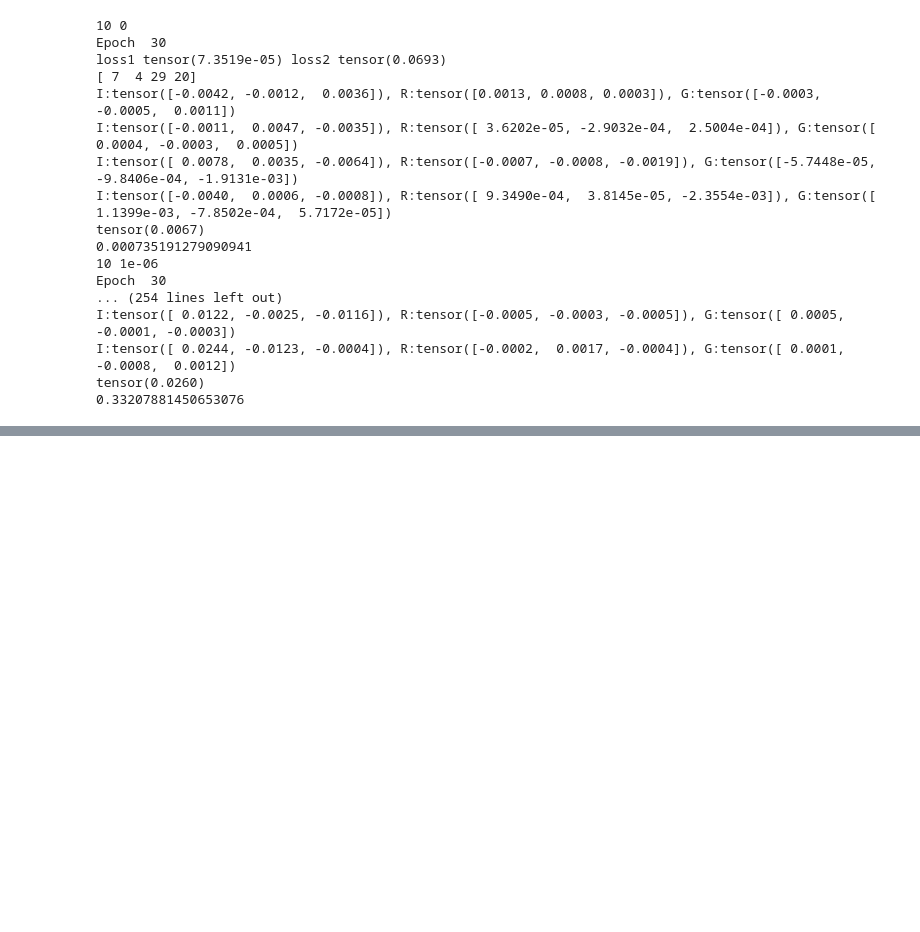
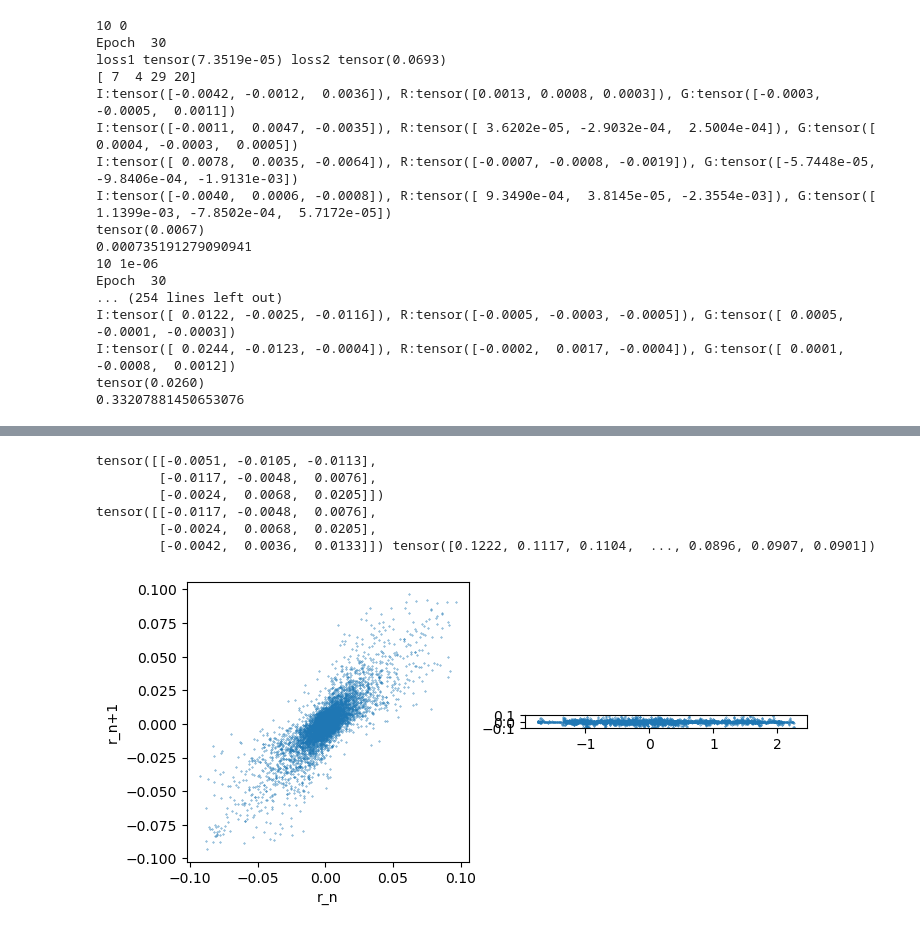
Before and after one commit to jetark/mzs, a Jupyter notebook: cvae_mzs.ipynb, the cells around one changed output, grey strips where cells are left out. Saved outputs shown, nothing was run; the diff lists cells and outputs as text; code cells hidden in the pictures; blank space fills up the shorter version.

```diff
--- a/cvae_mzs.ipynb
+++ b/cvae_mzs.ipynb
@@ -205,3 +223,26 @@ plt.show()
+# %%
+r_n = r_aux
+r_np1 = torch.roll(r_aux, -1, 0)
+v = r_v[:, 3:]
+r = r_v[:, :3]
+print(r_n[:3])
+print(r_np1[:3], v[:-1, 0])
+fig = plt.figure(figsize=(8,8))
+ax1 = fig.add_subplot(2,2,1)
+ax1.scatter(r_n[:, 2], r_np1[:,2], s=0.1)
+ax1.set_xlabel('r_n')
+ax1.set_ylabel('r_n+1')
+ax2 = fig.add_subplot(2,2,2)
+ax2.scatter(r[:,2], r_np1[:, 2], s=0.1)
+plt.gca().set_aspect('equal')
+# %% [output]
+tensor([[-0.0051, -0.0105, -0.0113],
+        [-0.0117, -0.0048,  0.0076],
+        [-0.0024,  0.0068,  0.0205]])
+tensor([[-0.0117, -0.0048,  0.0076],
+        [-0.0024,  0.0068,  0.0205],
+        [-0.0042,  0.0036,  0.0133]]) tensor([0.1222, 0.1117, 0.1104,  ..., 0.0896, 0.0907, 0.0901])
+[figure, added]
 # %%
 # Defining the Plot Style
 plt.style.use('fivethirtyeight')
```
Also changed, not shown: parts of 7 cells of this notebook.
